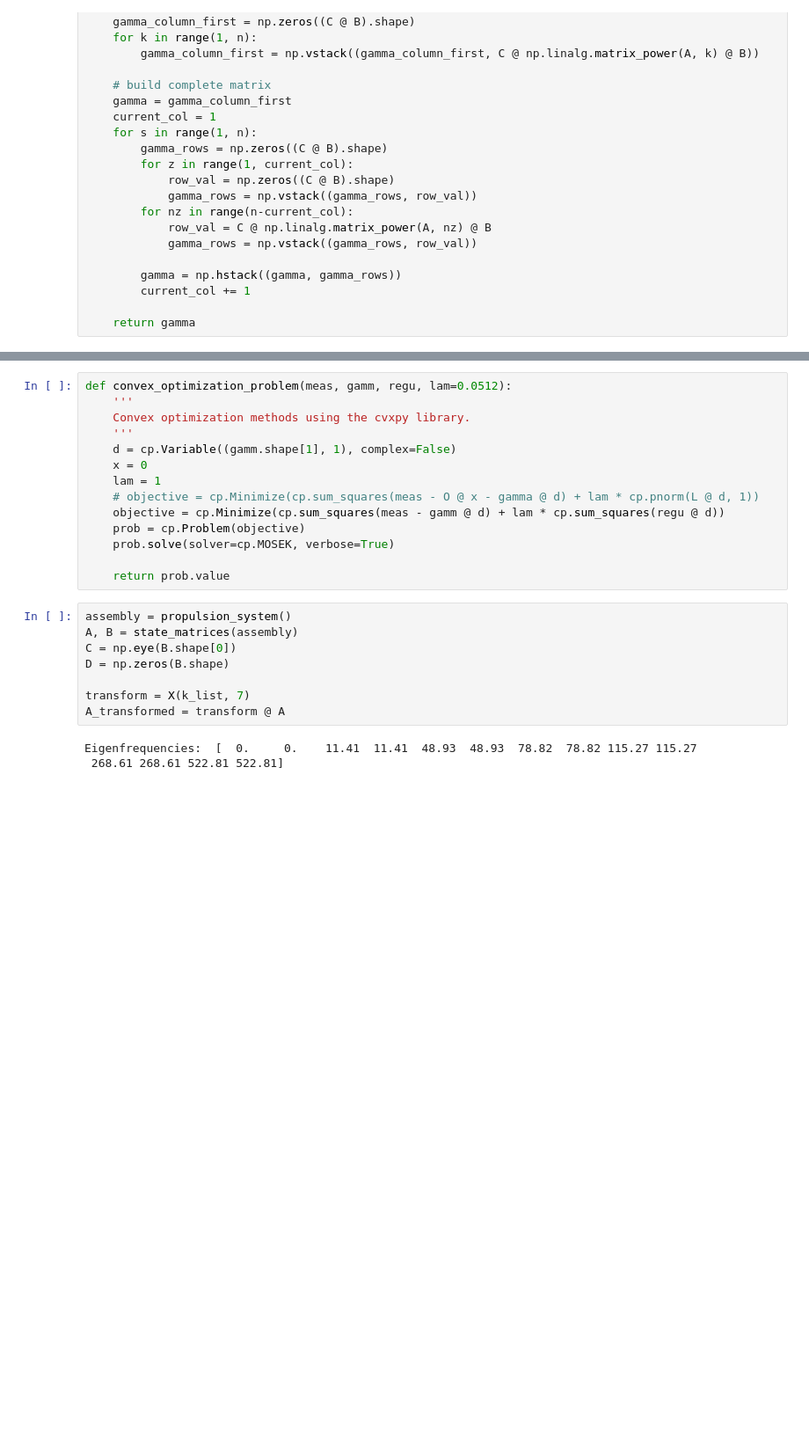
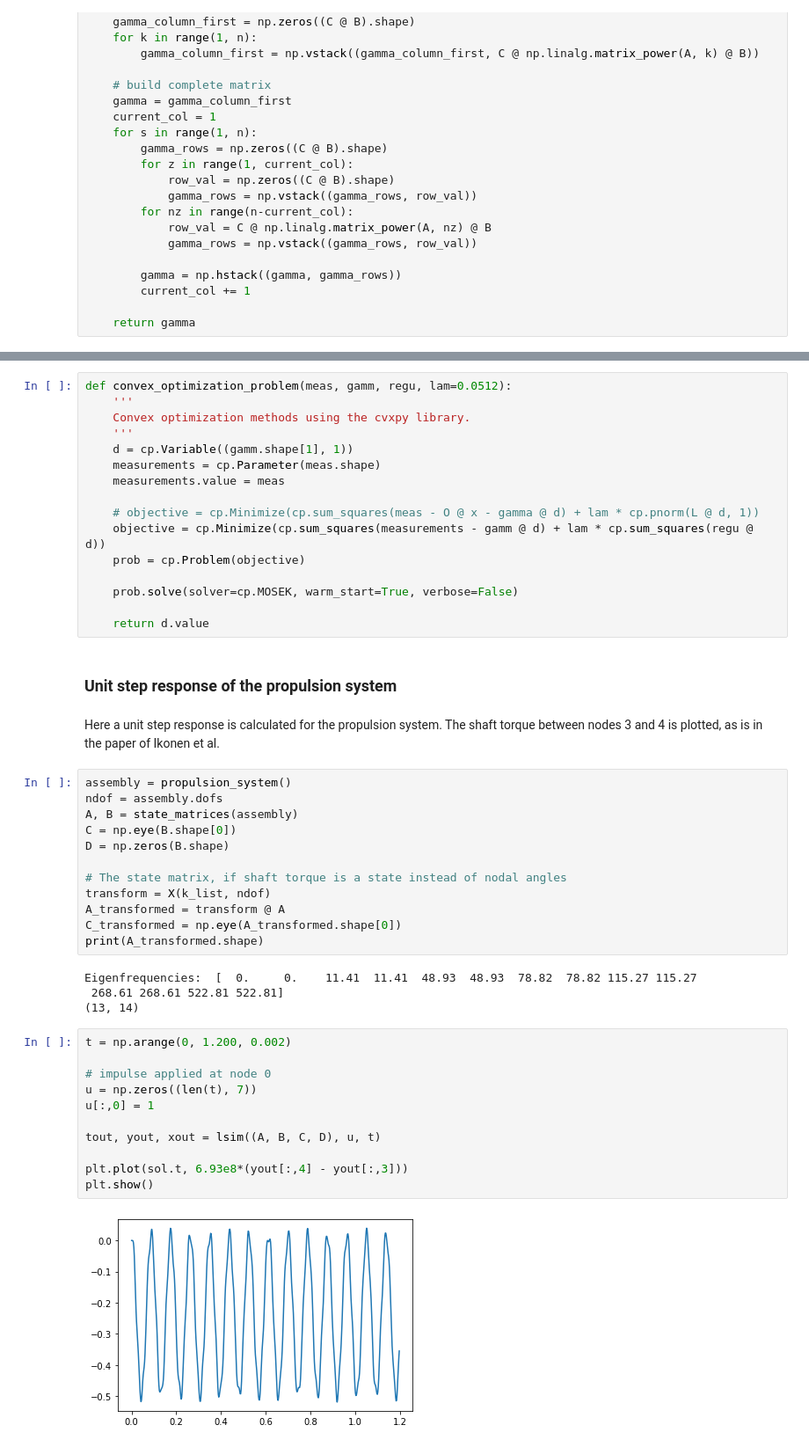
Before and after one commit to urho-h/torque_estimation_masters, a Jupyter notebook: notebooks/test_ikonen_ot.ipynb, the cells around one changed output, grey strips where cells are left out. Shown at 88% size. Drawn from its saved outputs; the diff is of its cells as text; blank space fills up the shorter version.

```diff
--- a/notebooks/test_ikonen_ot.ipynb
+++ b/notebooks/test_ikonen_ot.ipynb
@@ -189,24 +200,48 @@ def convex_optimization_problem(meas, gamm, regu, lam=0.0512):
     '''
     Convex optimization methods using the cvxpy library.
     '''
-    d = cp.Variable((gamm.shape[1], 1), complex=False)
-    x = 0
-    lam = 1
+    d = cp.Variable((gamm.shape[1], 1))
+    measurements = cp.Parameter(meas.shape)
+    measurements.value = meas
+
     # objective = cp.Minimize(cp.sum_squares(meas - O @ x - gamma @ d) + lam * cp.pnorm(L @ d, 1))
-    objective = cp.Minimize(cp.sum_squares(meas - gamm @ d) + lam * cp.sum_squares(regu @ d))
+    objective = cp.Minimize(cp.sum_squares(measurements - gamm @ d) + lam * cp.sum_squares(regu @ d))
     prob = cp.Problem(objective)
-    prob.solve(solver=cp.MOSEK, verbose=True)
 
-    return prob.value
+    prob.solve(solver=cp.MOSEK, warm_start=True, verbose=False)
+
+    return d.value
+# %% [markdown]
+### Unit step response of the propulsion system
+# %% [markdown]
+Here a unit step response is calculated for the propulsion system. The shaft torque between nodes 3 and 4 is plotted, as is in the paper of Ikonen et al.
 # %%
 assembly = propulsion_system()
+ndof = assembly.dofs
 A, B = state_matrices(assembly)
 C = np.eye(B.shape[0])
 D = np.zeros(B.shape)
 
-transform = X(k_list, 7)
+# The state matrix, if shaft torque is a state instead of nodal angles
+transform = X(k_list, ndof)
 A_transformed = transform @ A
+C_transformed = np.eye(A_transformed.shape[0])
+print(A_transformed.shape)
 # %% [output]
 Eigenfrequencies:  [  0.     0.    11.41  11.41  48.93  48.93  78.82  78.82 115.27 115.27
  268.61 268.61 522.81 522.81]
+(13, 14)
+# %%
+t = np.arange(0, 1.200, 0.002)
+
+# impulse applied at node 0
+u = np.zeros((len(t), 7))
+u[:,0] = 1
+
+tout, yout, xout = lsim((A, B, C, D), u, t)
+
+plt.plot(sol.t, 6.93e8*(yout[:,4] - yout[:,3]))
+plt.show()
+# %% [output]
+[figure, added]
 # %%
```
Also changed, not shown: parts of 21 cells of this notebook, 1 other file.
